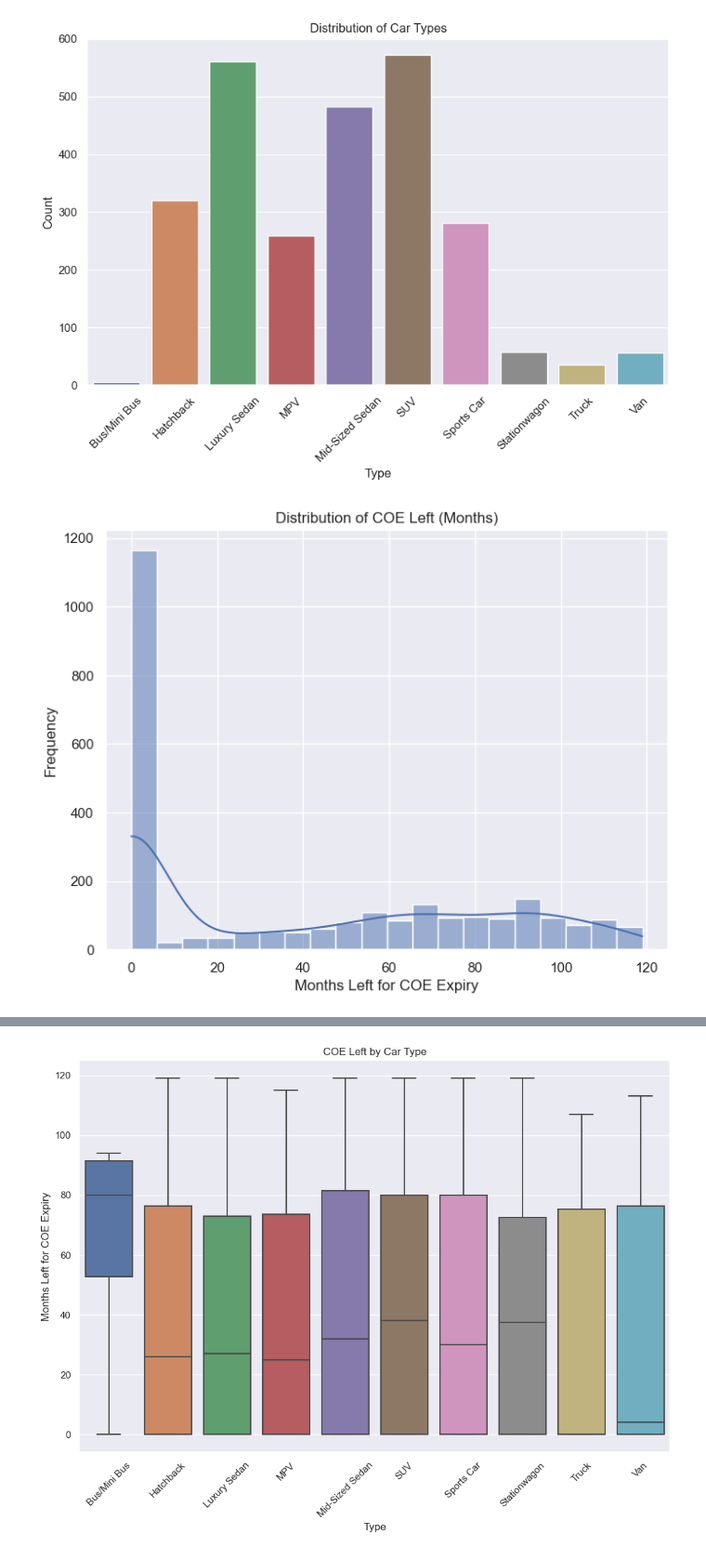
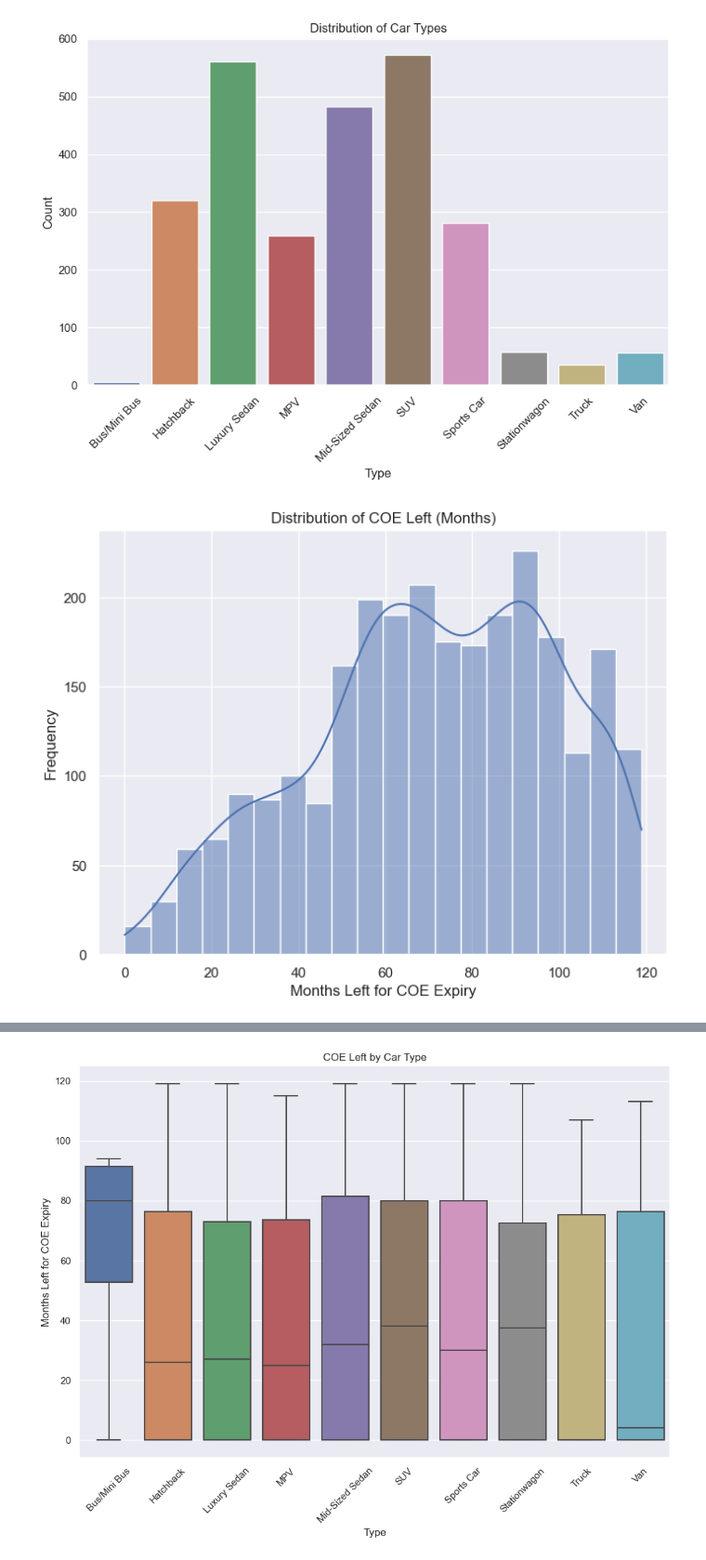
Before and after one commit to Encogt/SC1015-Grp-2, a Jupyter notebook: Project Jun Wei.ipynb, the cells around one changed output, grey strips where cells are left out. Shown: that part at 93% size. Saved outputs shown, nothing was run; the diff lists cells and outputs as text; code cells hidden in the pictures.

```diff
--- a/Project Jun Wei.ipynb
+++ b/Project Jun Wei.ipynb
@@ -176,9 +106,13 @@ for i,v in enumerate(carData.Model):
 # %%
-def extract_brand(brand_model):
-    if isinstance(brand_model, str):  # Check if the input is a string
-        # Split the string by spaces
-        parts = brand_model.split()
-        # Assuming the brand is the first part of the string
-        return parts[0]
+# Function to extract main brand
+def extract_main_brand(brand):
+    if isinstance(brand, str):
+        return brand.split()[0]
     else:
-        return None  # Return None for non-string inputs
+        return np.nan
+
+# Extract main brands from the 'Brand' column
+carData['Brand'] = carData['Brand'].apply(extract_main_brand)
+
+# Display the modified DataFrame
+carData.head()
@@ -185,2 +125,0 @@ def extract_brand(brand_model):
-# %%
-carData['Brand'] = carData['Brand'].apply(extract_brand)
@@ -221 +145,21 @@ Cadillac           1
 Name: count, dtype: int64
+# %%
+# Function to convert COE left to months
+def coe_to_months(coe):
+    if isinstance(coe, str):
+        coe_parts = coe.split()
+        total_months = 0
+        for part in coe_parts:
+            if 'yr' in part or 'yrs' in part:
+                total_months += int(part.strip('yrs').strip('yr')) * 12
+            elif 'mth' in part or 'mths' in part:
+                total_months += int(part.strip('mths').strip('mth'))
+        return total_months
+    else:
+        return np.nan
+
+# Convert 'Coe_left' to months
+carData['Coe_left'] = carData['Coe_left'].apply(coe_to_months)
+
+# Display the modified DataFrame
+carData.head()
@@ -254,5 +203,5 @@ memory usage: 273.0+ KB
 # %%
-carDF=pd.DataFrame(carData[['Brand','Type','Coe_left_mths']])
+carDF=pd.DataFrame(carData[['Brand','Type','Coe_left']])
 carDF.info()
 # %% [output]
 <class 'pandas.core.frame.DataFrame'>
@@ -299,10 +248,10 @@ plt.show()
 [figure]
 # %%
 plt.figure(figsize=(8, 6))
-sb.histplot(carDF['Coe_left_mths'], bins=20, kde=True)
+sb.histplot(carDF['Coe_left'], bins=20, kde=True)
 plt.title('Distribution of COE Left (Months)')
 plt.xlabel('Months Left for COE Expiry')
 plt.ylabel('Frequency')
 plt.show()
 # %% [output]
-[figure, old version]
+[figure, new version]
```
Also changed, not shown: parts of 16 cells of this notebook.
